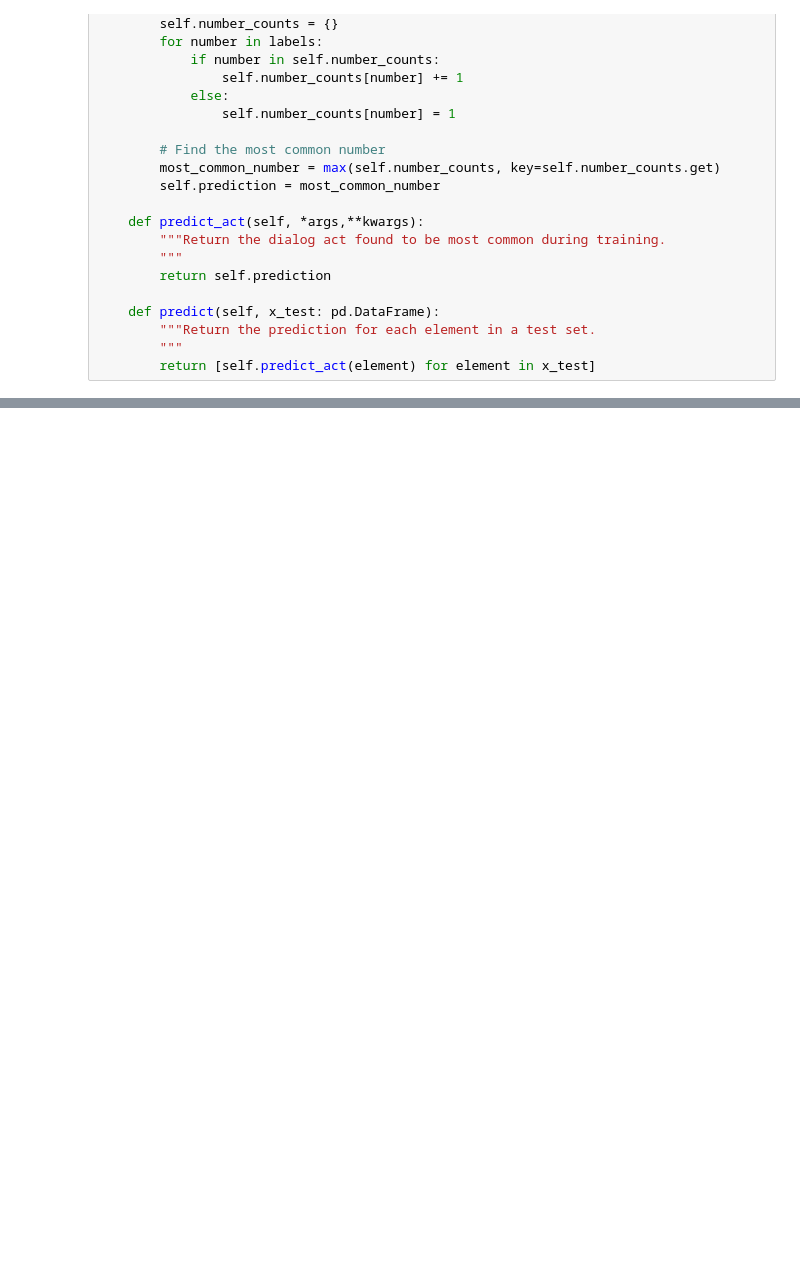
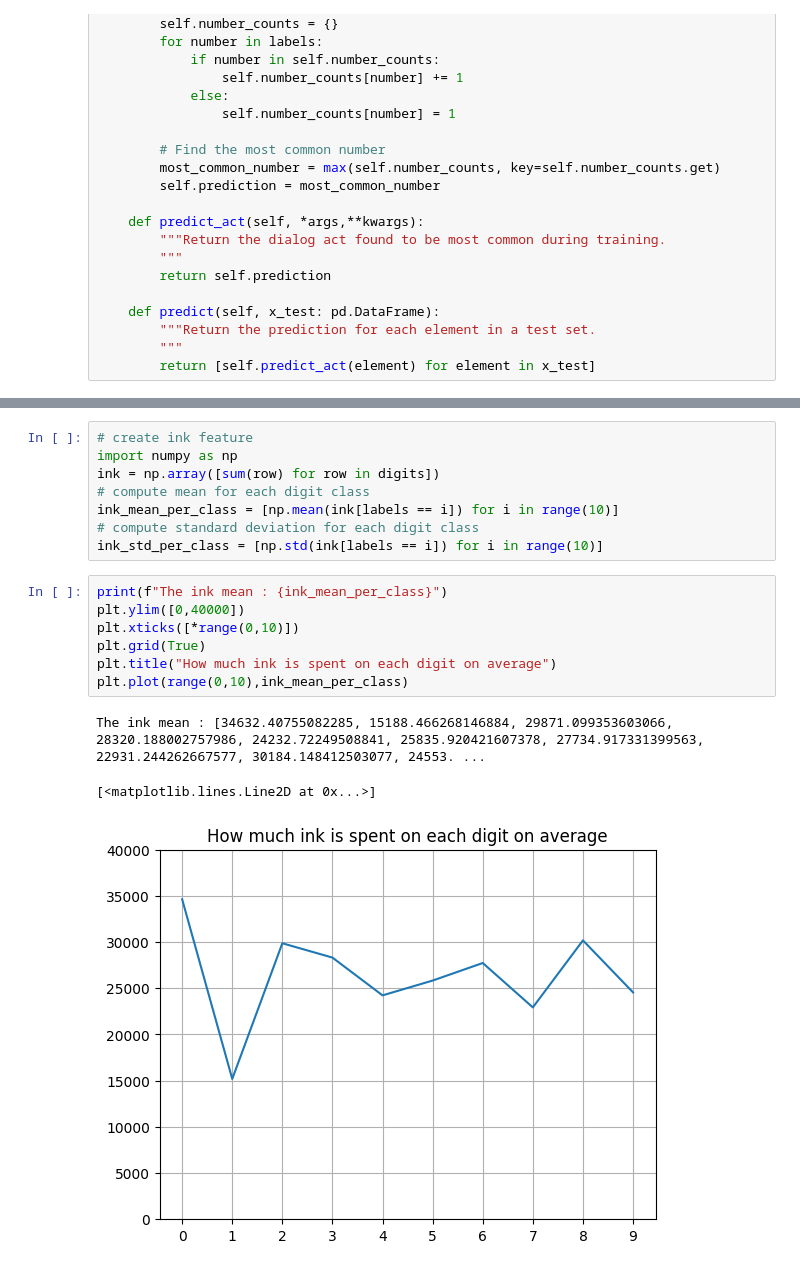
Before and after one commit to leidindi/pattern-recognition-PA, a Jupyter notebook: PA-notebook.ipynb, the cells around one changed output, grey strips where cells are left out. Saved outputs shown, nothing was run; the diff lists cells and outputs as text; blank space fills up the shorter version.

```diff
--- a/PA-notebook.ipynb
+++ b/PA-notebook.ipynb
@@ -74,0 +111,19 @@ print(baseline_accuracy)
+# %%
+# create ink feature
+import numpy as np
+ink = np.array([sum(row) for row in digits])
+# compute mean for each digit class
+ink_mean_per_class = [np.mean(ink[labels == i]) for i in range(10)]
+# compute standard deviation for each digit class
+ink_std_per_class = [np.std(ink[labels == i]) for i in range(10)]
+# %%
+print(f"The ink mean : {ink_mean_per_class}")
+plt.ylim([0,40000])
+plt.xticks([*range(0,10)])
+plt.grid(True)
+plt.title("How much ink is spent on each digit on average")
+plt.plot(range(0,10),ink_mean_per_class)
+# %% [output]
+The ink mean : [34632.40755082285, 15188.466268146884, 29871.099353603066, 28320.188002757986, 24232.72249508841, 25835.920421607378, 27734.917331399563, 22931.244262667577, 30184.148412503077, 24553. ...
+[<matplotlib.lines.Line2D at 0x...>]
+[figure, added]
```
Also changed, not shown: parts of 12 cells of this notebook, 1 other file.
